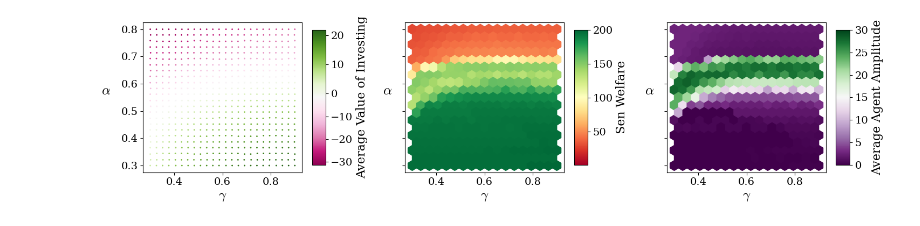
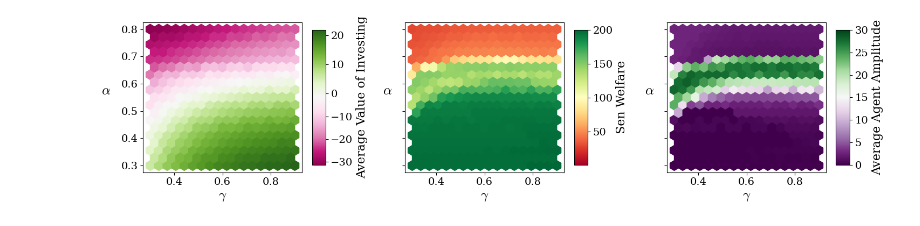
Before and after one commit to charlesaugdupont/cognitive-biases-welfare-volatility, a Jupyter notebook: notebooks/gamma_alpha.ipynb, the cells around one changed output. Saved outputs shown, nothing was run; the diff lists cells and outputs as text; code cells hidden in the pictures.

Commit message:
update gamma alpha figure

```diff
--- a/notebooks/gamma_alpha.ipynb
+++ b/notebooks/gamma_alpha.ipynb
@@ -86,7 +86,7 @@ norm1 = TwoSlopeNorm(vmin=invest_values.min(), vcenter=invest_values.mean(), vma
 
 # x=gammas, y=alphas (consistent with original code where gamma was x-axis)
 hb1 = axs[0].hexbin(gammas, alphas, C=invest_values,
-                    gridsize=187, cmap="PiYG", norm=norm1,
+                    gridsize=17, cmap="PiYG", norm=norm1,
                     reduce_C_function=np.mean, mincnt=1)
 
 axs[0].set_xlabel(r"$\gamma$", fontsize=18)
@@ -95,31 +95,31 @@ cbar1 = fig.colorbar(hb1, ax=axs[0], shrink=0.9, aspect=10, label="Average Value
 
 # --- PLOT 2: Welfare ---
 norm2 = TwoSlopeNorm(vmin=1, vcenter=100, vmax=200)
 
 hb2 = axs[1].hexbin(gammas, alphas, C=welfare_values,
                     gridsize=17, cmap="RdYlGn", vmin=1, vmax=200, # or use norm=norm2
                     reduce_C_function=np.mean, mincnt=1)
 
 axs[1].set_xlabel(r"$\gamma$", fontsize=18)
 axs[1].set_ylabel(r"$\alpha$", rotation=0, labelpad=20, fontsize=18)
 cbar2 = fig.colorbar(hb2, ax=axs[1], shrink=0.9, aspect=10, label="Sen Welfare")
 
 # --- PLOT 2: Amplitude ---
 with open("../data/gamma_alpha/gamma_alpha_95/dominant_frequencies_amplitudes.pickle", "rb") as f:
     FA = pickle.load(f)
 
 norm2 = TwoSlopeNorm(vmin=0, vcenter=10, vmax=30)
 
 hb2 = axs[2].hexbin(gammas, alphas, C=[FA[i]["amplitudes"].mean() for i in range(len(FA))],
                     gridsize=17, cmap="PRGn", vmin=0, vmax=30,
                     reduce_C_function=np.mean, mincnt=1)
 
 axs[2].set_xlabel(r"$\gamma$", fontsize=18)
 axs[2].set_ylabel(r"$\alpha$", rotation=0, labelpad=20, fontsize=18)
 cbar2 = fig.colorbar(hb2, ax=axs[2], shrink=0.9, aspect=10, label="Average Agent Amplitude")
 
 fig.tight_layout()
 plt.savefig("../figures/gamma_alpha.pdf", bbox_inches="tight")
 plt.show()
 # %% [output]
-[figure, old version]
+[figure, new version]
```
